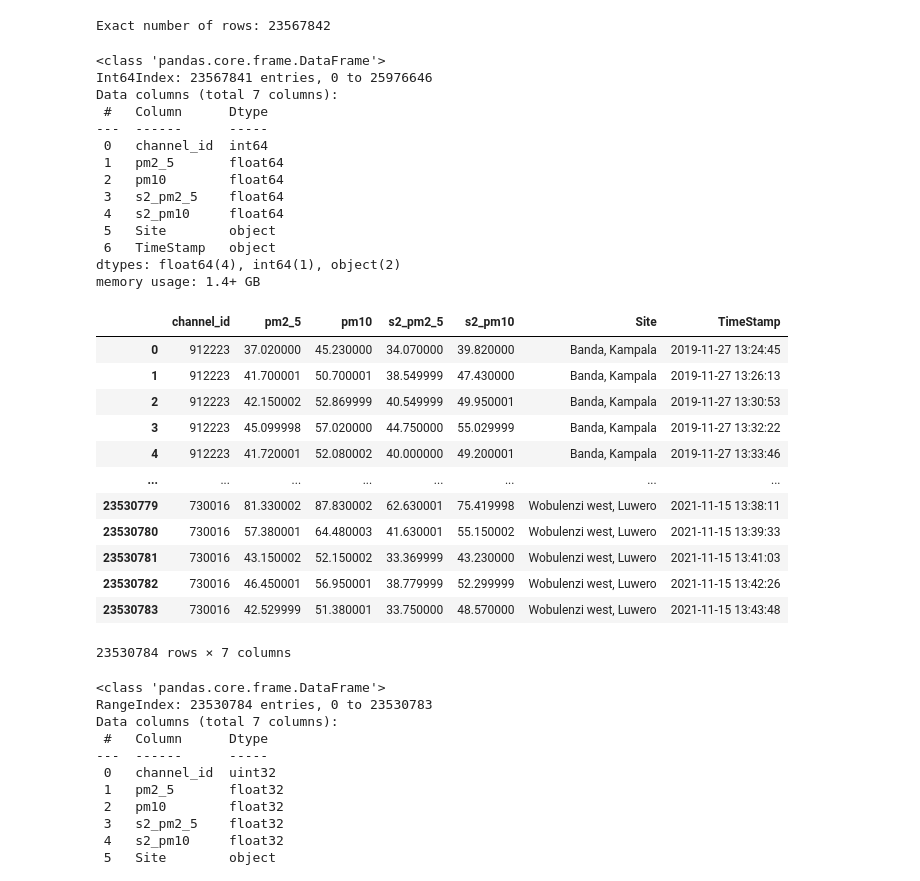
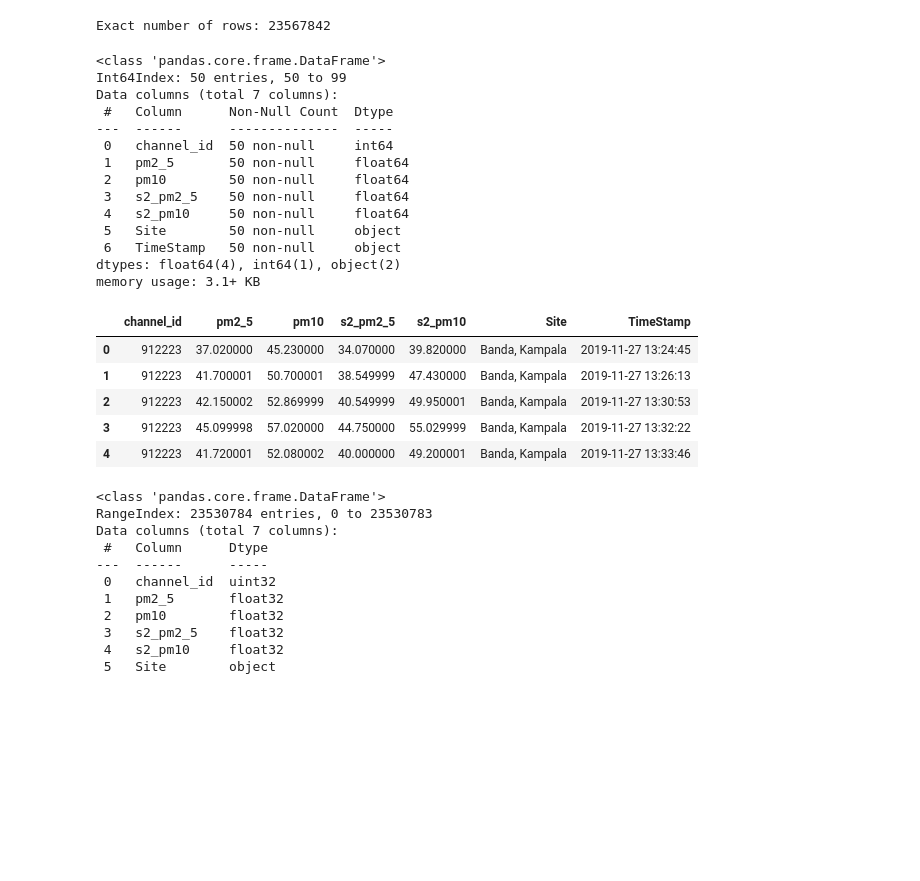
Before and after one commit to uman95/AirQo_assignment, a Jupyter notebook: AirQo.ipynb, the cells around one changed output. Drawn from its saved outputs; the diff is of its cells as text; code cells hidden in the pictures; blank space fills up the shorter version.

```diff
--- a/AirQo.ipynb
+++ b/AirQo.ipynb
@@ -19,20 +43,20 @@ Data = pd.read_csv('airquality-dataset/sample_dataset.csv', index_col=0)
 # %%
-Data.info()
+Data.get_chunk().info()
 # %% [output]
 <class 'pandas.core.frame.DataFrame'>
-Int64Index: 23567841 entries, 0 to 25976646
+Int64Index: 50 entries, 50 to 99
 Data columns (total 7 columns):
- #   Column      Dtype
----  ------      -----
- 0   channel_id  int64
- 1   pm2_5       float64
- 2   pm10        float64
- 3   s2_pm2_5    float64
- 4   s2_pm10     float64
- 5   Site        object
- 6   TimeStamp   object
+ #   Column      Non-Null Count  Dtype
+---  ------      --------------  -----
+ 0   channel_id  50 non-null     int64
+ 1   pm2_5       50 non-null     float64
+ 2   pm10        50 non-null     float64
+ 3   s2_pm2_5    50 non-null     float64
+ 4   s2_pm10     50 non-null     float64
+ 5   Site        50 non-null     object
+ 6   TimeStamp   50 non-null     object
 dtypes: float64(4), int64(1), object(2)
-memory usage: 1.4+ GB
+memory usage: 3.1+ KB
 # %%
 dataType = {'channel_id' : 'uint32',
             'pm2_5' : 'float32',
@@ -52,21 +76,14 @@ def load_data(dataPath, dataType: dict) -> pd.core.frame.DataFrame:
 # %%
 data = load_data(dataPath='airquality-dataset/sample_dataset.csv', dataType=dataType)
 # %%
-data
+data.head()
 # %% [output]
 |  | channel_id | pm2_5 | pm10 | s2_pm2_5 | s2_pm10 | Site | TimeStamp |
 | 0 | 912223 | 37.020000 | 45.230000 | 34.070000 | 39.820000 | Banda, Kampala | 2019-11-27 13:24:45 |
 | 1 | 912223 | 41.700001 | 50.700001 | 38.549999 | 47.430000 | Banda, Kampala | 2019-11-27 13:26:13 |
 | 2 | 912223 | 42.150002 | 52.869999 | 40.549999 | 49.950001 | Banda, Kampala | 2019-11-27 13:30:53 |
 | 3 | 912223 | 45.099998 | 57.020000 | 44.750000 | 55.029999 | Banda, Kampala | 2019-11-27 13:32:22 |
 | 4 | 912223 | 41.720001 | 52.080002 | 40.000000 | 49.200001 | Banda, Kampala | 2019-11-27 13:33:46 |
-| ... | ... | ... | ... | ... | ... | ... | ... |
-| 23530779 | 730016 | 81.330002 | 87.830002 | 62.630001 | 75.419998 | Wobulenzi west, Luwero | 2021-11-15 13:38:11 |
-| 23530780 | 730016 | 57.380001 | 64.480003 | 41.630001 | 55.150002 | Wobulenzi west, Luwero | 2021-11-15 13:39:33 |
-| 23530781 | 730016 | 43.150002 | 52.150002 | 33.369999 | 43.230000 | Wobulenzi west, Luwero | 2021-11-15 13:41:03 |
-| 23530782 | 730016 | 46.450001 | 56.950001 | 38.779999 | 52.299999 | Wobulenzi west, Luwero | 2021-11-15 13:42:26 |
-| 23530783 | 730016 | 42.529999 | 51.380001 | 33.750000 | 48.570000 | Wobulenzi west, Luwero | 2021-11-15 13:43:48 |
-23530784 rows × 7 columns
 # %%
 data.info()
 # %% [output]
```
Also changed, not shown: parts of 49 cells of this notebook, 17 other files.
